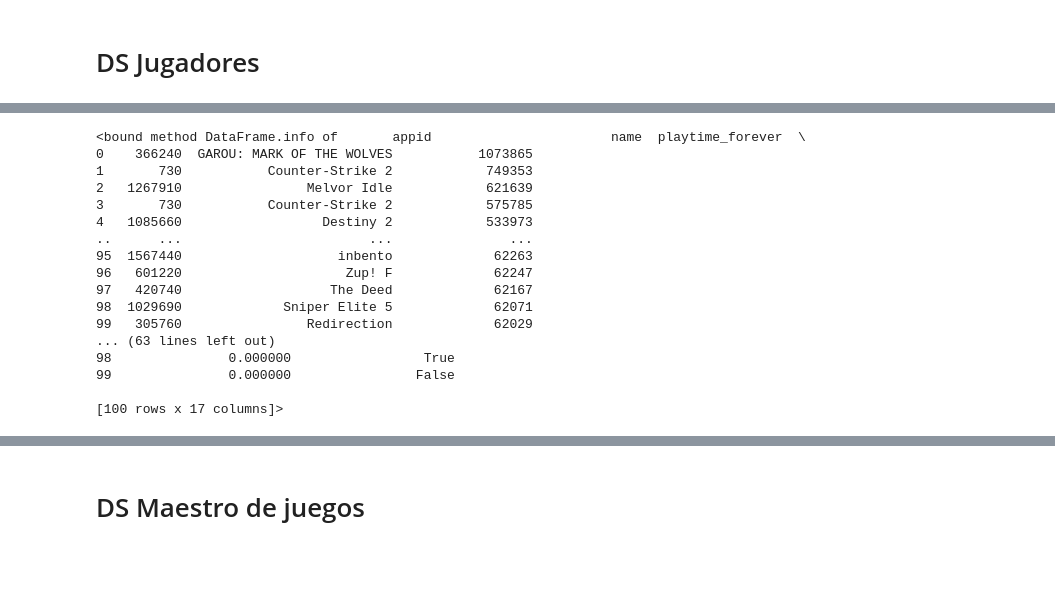
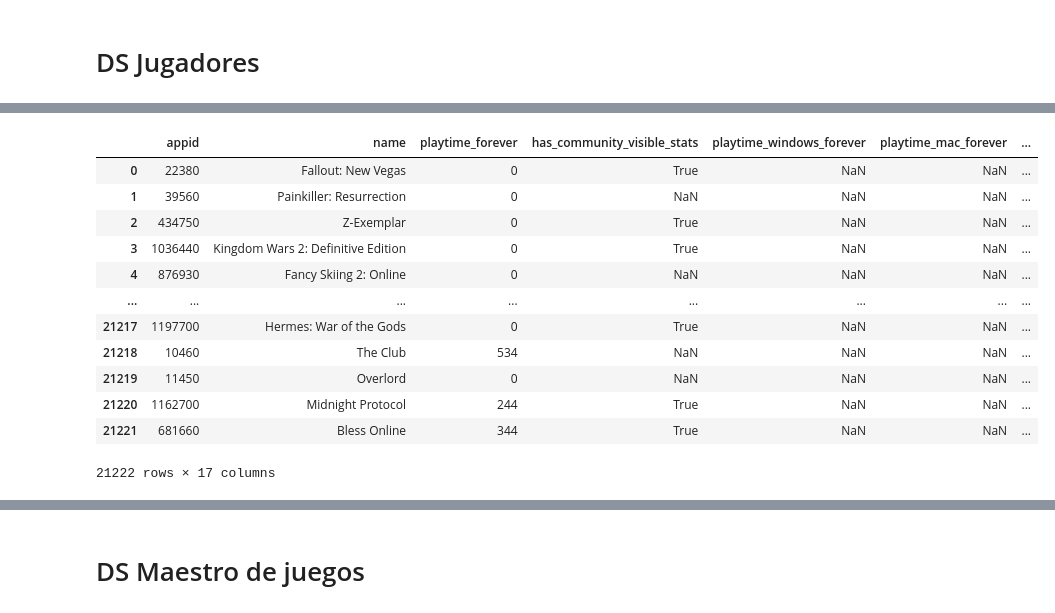
Before and after one commit to PatriciaAnaya/Steam_Data_Analytics_Descifrando_habitos_juego, a Jupyter notebook: steam.ipynb, the cells around one changed output, grey strips where cells are left out. Cells and saved outputs as stored; diff of their text form; code cells hidden in the pictures; blank space fills up the shorter version.

Commit message:
DS finalizado

```diff
--- a/steam.ipynb
+++ b/steam.ipynb
@@ -171,20 +292,16 @@ Enriqueciendo datos con logros... (esto tardará un poco)
 # %%
-df_final.info()
+df_final
 # %% [output]
+|  | appid | name | playtime_forever | has_community_visible_stats | playtime_windows_forever | playtime_mac_forever | ... |
+| 0 | 22380 | Fallout: New Vegas | 0 | True | NaN | NaN | ... |
+| 1 | 39560 | Painkiller: Resurrection | 0 | NaN | NaN | NaN | ... |
+| 2 | 434750 | Z-Exemplar | 0 | True | NaN | NaN | ... |
+| 3 | 1036440 | Kingdom Wars 2: Definitive Edition | 0 | True | NaN | NaN | ... |
+| 4 | 876930 | Fancy Skiing 2: Online | 0 | NaN | NaN | NaN | ... |
+| ... | ... | ... | ... | ... | ... | ... | ... |
+| 21217 | 1197700 | Hermes: War of the Gods | 0 | True | NaN | NaN | ... |
+| 21218 | 10460 | The Club | 534 | NaN | NaN | NaN | ... |
+| 21219 | 11450 | Overlord | 0 | NaN | NaN | NaN | ... |
+| 21220 | 1162700 | Midnight Protocol | 244 | True | NaN | NaN | ... |
+| 21221 | 681660 | Bless Online | 344 | True | NaN | NaN | ... |
-<bound method DataFrame.info of       appid                       name  playtime_forever  \
-0    366240  GAROU: MARK OF THE WOLVES           1073865
-1       730           Counter-Strike 2            749353
-2   1267910                Melvor Idle            621639
-3       730           Counter-Strike 2            575785
-4   1085660                  Destiny 2            533973
-..      ...                        ...               ...
-95  1567440                    inbento             62263
-96   601220                     Zup! F             62247
-97   420740                   The Deed             62167
-98  1029690             Sniper Elite 5             62071
-99   305760                Redirection             62029
-... (63 lines left out)
-98               0.000000                 True
-99               0.000000                False
-
-[100 rows x 17 columns]>
+21222 rows × 17 columns
```
Also changed, not shown: parts of 5 cells of this notebook, 6 other files.
